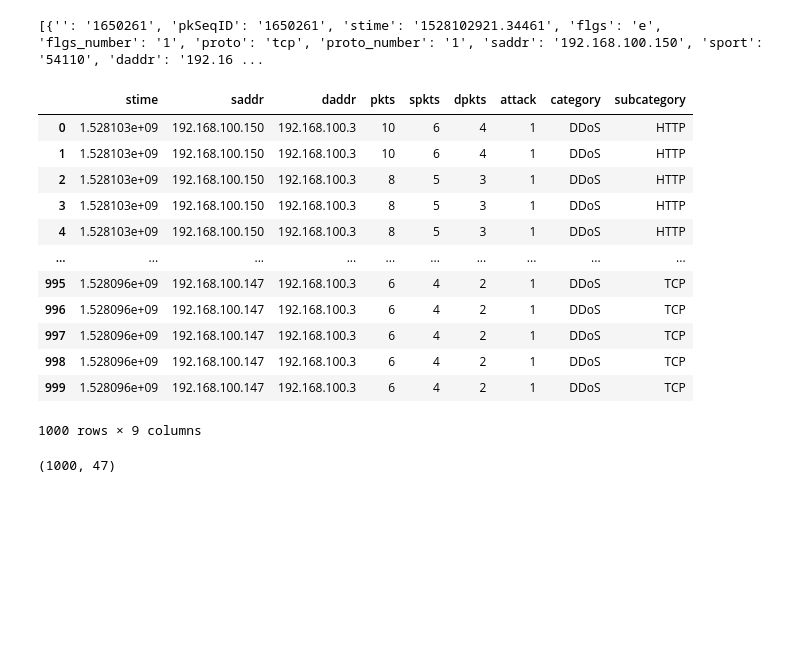
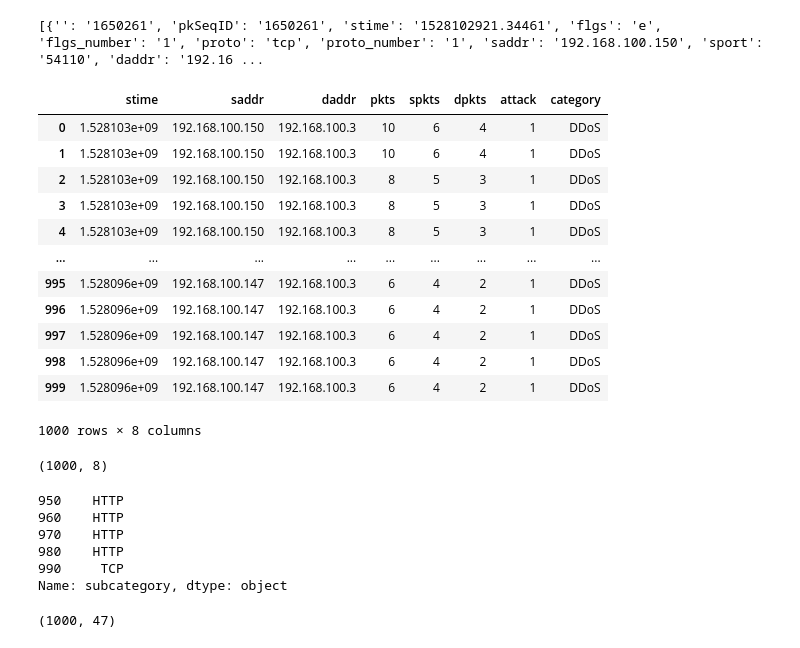
Before and after one commit to DDOS-Attacks-detection-in-IOT-using-ML/DDOS-Detection, a Jupyter notebook: DDOS attack.ipynb, the cells around one changed output. Saved outputs shown, nothing was run; the diff lists cells and outputs as text; code cells hidden in the pictures; blank space fills up the shorter version.

```diff
--- a/DDOS attack.ipynb
+++ b/DDOS attack.ipynb
@@ -144,20 +156,36 @@ print(rows_with_1_1)
 # %% [output]
 [{'': '1650261', 'pkSeqID': '1650261', 'stime': '1528102921.34461', 'flgs': 'e', 'flgs_number': '1', 'proto': 'tcp', 'proto_number': '1', 'saddr': '192.168.100.150', 'sport': '54110', 'daddr': '192.16 ...
 # %%
-desired_columns = ['stime', 'saddr', 'daddr', 'pkts', 'spkts', 'dpkts', 'attack', 'category', 'subcategory']
+desired_columns = ['stime', 'saddr', 'daddr', 'pkts', 'spkts', 'dpkts', 'attack', 'category']
 selected_data = df1.loc[:, desired_columns]
 selected_data
 # %% [output]
-|  | stime | saddr | daddr | pkts | spkts | dpkts | attack | category | subcategory |
-| 0 | 1.528103e+09 | 192.168.100.150 | 192.168.100.3 | 10 | 6 | 4 | 1 | DDoS | HTTP |
-| 1 | 1.528103e+09 | 192.168.100.150 | 192.168.100.3 | 10 | 6 | 4 | 1 | DDoS | HTTP |
-| 2 | 1.528103e+09 | 192.168.100.150 | 192.168.100.3 | 8 | 5 | 3 | 1 | DDoS | HTTP |
-| 3 | 1.528103e+09 | 192.168.100.150 | 192.168.100.3 | 8 | 5 | 3 | 1 | DDoS | HTTP |
-| 4 | 1.528103e+09 | 192.168.100.150 | 192.168.100.3 | 8 | 5 | 3 | 1 | DDoS | HTTP |
-| ... | ... | ... | ... | ... | ... | ... | ... | ... | ... |
-| 995 | 1.528096e+09 | 192.168.100.147 | 192.168.100.3 | 6 | 4 | 2 | 1 | DDoS | TCP |
-| 996 | 1.528096e+09 | 192.168.100.147 | 192.168.100.3 | 6 | 4 | 2 | 1 | DDoS | TCP |
-| 997 | 1.528096e+09 | 192.168.100.147 | 192.168.100.3 | 6 | 4 | 2 | 1 | DDoS | TCP |
-| 998 | 1.528096e+09 | 192.168.100.147 | 192.168.100.3 | 6 | 4 | 2 | 1 | DDoS | TCP |
-| 999 | 1.528096e+09 | 192.168.100.147 | 192.168.100.3 | 6 | 4 | 2 | 1 | DDoS | TCP |
+|  | stime | saddr | daddr | pkts | spkts | dpkts | attack | category |
+| 0 | 1.528103e+09 | 192.168.100.150 | 192.168.100.3 | 10 | 6 | 4 | 1 | DDoS |
+| 1 | 1.528103e+09 | 192.168.100.150 | 192.168.100.3 | 10 | 6 | 4 | 1 | DDoS |
+| 2 | 1.528103e+09 | 192.168.100.150 | 192.168.100.3 | 8 | 5 | 3 | 1 | DDoS |
+| 3 | 1.528103e+09 | 192.168.100.150 | 192.168.100.3 | 8 | 5 | 3 | 1 | DDoS |
+| 4 | 1.528103e+09 | 192.168.100.150 | 192.168.100.3 | 8 | 5 | 3 | 1 | DDoS |
+| ... | ... | ... | ... | ... | ... | ... | ... | ... |
+| 995 | 1.528096e+09 | 192.168.100.147 | 192.168.100.3 | 6 | 4 | 2 | 1 | DDoS |
+| 996 | 1.528096e+09 | 192.168.100.147 | 192.168.100.3 | 6 | 4 | 2 | 1 | DDoS |
+| 997 | 1.528096e+09 | 192.168.100.147 | 192.168.100.3 | 6 | 4 | 2 | 1 | DDoS |
+| 998 | 1.528096e+09 | 192.168.100.147 | 192.168.100.3 | 6 | 4 | 2 | 1 | DDoS |
+| 999 | 1.528096e+09 | 192.168.100.147 | 192.168.100.3 | 6 | 4 | 2 | 1 | DDoS |
-1000 rows × 9 columns
+1000 rows × 8 columns
+# %%
+from sklearn.model_selection import train_test_split
+x = df1[desired_columns]
+print(x.shape)
+# %% [output]
+(1000, 8)
+# %%
+y = df1['subcategory']
+y[::10].tail()
+# %% [output]
+950    HTTP
+960    HTTP
+970    HTTP
+980    HTTP
+990     TCP
+Name: subcategory, dtype: object
```
Also changed, not shown: parts of 3 cells of this notebook.
